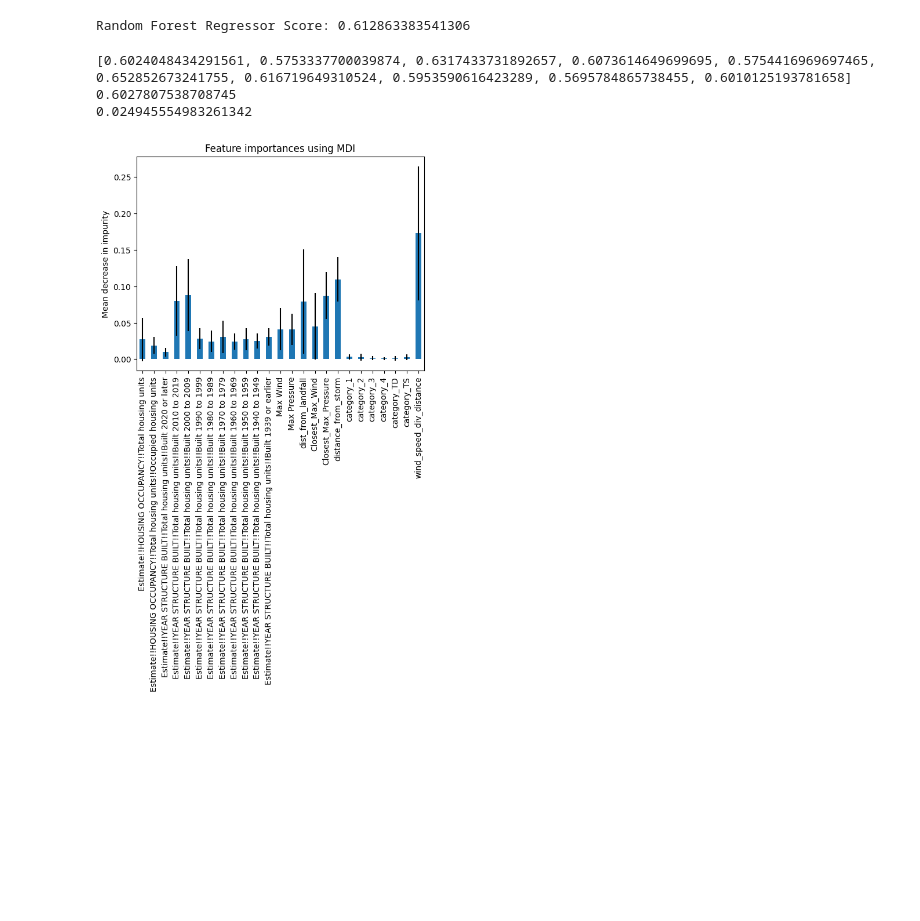
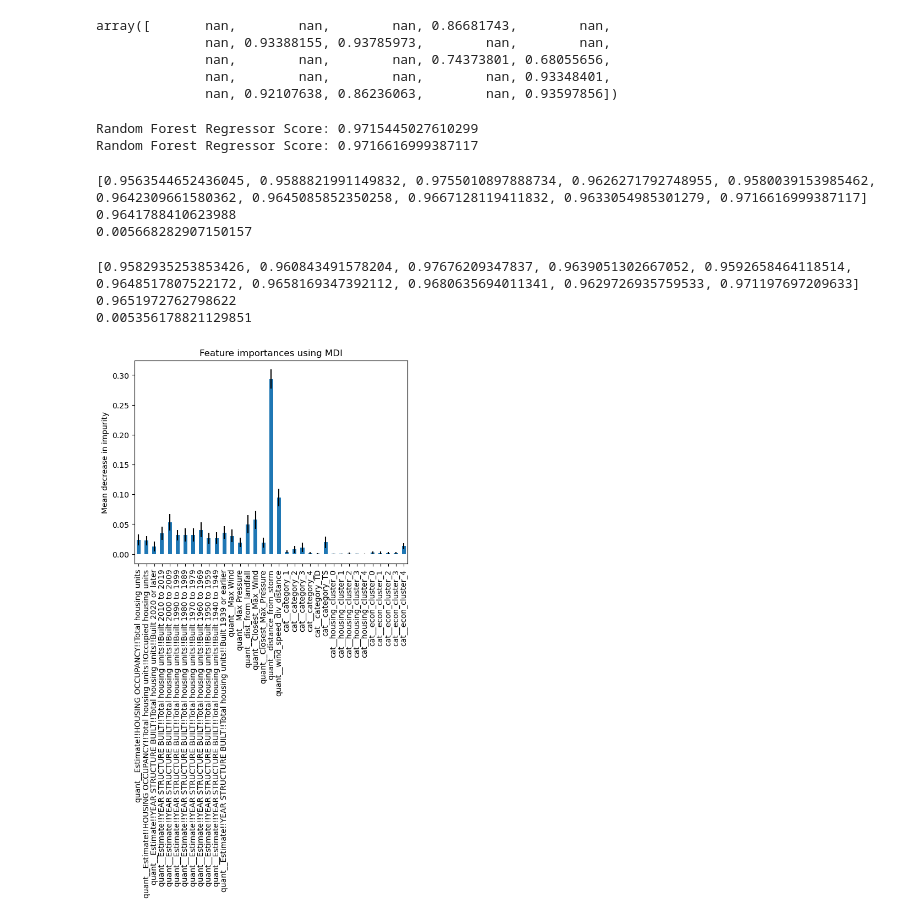
Before and after one commit to MADS696ss25group4/milestone2, a Jupyter notebook: Supervised_Models.ipynb, the cells around one changed output. Cells and saved outputs as stored; diff of their text form; code cells hidden in the pictures; blank space fills up the shorter version.

```diff
--- a/Supervised_Models.ipynb
+++ b/Supervised_Models.ipynb
@@ -433,10 +584,10 @@ Cross Validation Score: 0.596177756480186
 # print(f'Gradient Boosting Regressor Score: {gbr_score}')
 # %%
 param_dist = {
-    "max_depth": stats.randint(1, 20),
+    "max_depth": stats.randint(5, 30),
     "n_estimators": stats.randint(50, 150),
-    "max_features": stats.uniform(0, 1),
-    "criterion": ["squared_error", "absolute_error", "friedman_mse", "poisson"],
+    "max_features": stats.uniform(.5, 1),
+    # "criterion": ["squared_error", "absolute_error", "friedman_mse", "poisson"],
     # "min_samples_split": stats.uniform(0, 1),
     # "min_samples_leaf": stats.uniform(0, 1),
 }
@@ -448,7 +599,7 @@ clf = RandomForestRegressor(random_state=0)
 #     clf, param_distributions=param_dist, n_iter=n_iter_search, random_state=0
 # )
 
-n_iter_search = 20
+n_iter_search = 35
 random_search_rfr = RandomizedSearchCV(
     clf,
     param_distributions=param_dist,
@@ -457,9 +608,9 @@ random_search_rfr = RandomizedSearchCV(
     cv = 5,
     scoring='r2',
     return_train_score=True,
+    n_jobs=-1
 )
 
-# random_search_rfr.fit(X_train, y_train, groups=groups)
 random_search_rfr.fit(X_train, y_train,)
 
 
@@ -473,33 +641,77 @@ RandomForestRegressor(max_depth=16, max_features=0.7151893663724195,
+# %%
+training_scores = random_search_rfr.cv_results_
+training_scores['mean_test_score']
+# %% [output]
+array([       nan,        nan,        nan, 0.86681743,        nan,
+              nan, 0.93388155, 0.93785973,        nan,        nan,
+              nan,        nan,        nan, 0.74373801, 0.68055656,
+              nan,        nan,        nan,        nan, 0.93348401,
+              nan, 0.92107638, 0.86236063,        nan, 0.93597856])
 # %%
 rfr_preds = best_model_rfr.predict(X_test)
 rfr_score = best_model_rfr.score(X_test, y_test)
 print(f'Random Forest Regressor Score: {rfr_score}')
+
+rfr_preds = rf_clf.predict(X_test)
+rfr_score = rf_clf.score(X_test, y_test)
+print(f'Random Forest Regressor Score: {rfr_score}')
 # %% [output]
-Random Forest Regressor Score: 0.612863383541306
+Random Forest Regressor Score: 0.9715445027610299
+Random Forest Regressor Score: 0.9716616999387117
+# %%
+states = list(range(1,11))
+score_list = []
+for i in states:
+    X_train_, X_test_, y_train, y_test = train_test_split(X_,
+                                                        y,
+                                                        test_size=0.2,
+                                                        random_state=i,
+                                                        )
+
+    pipe.fit(X_train_)
+    X_train = pipe.transform(X_train_)
+    X_test = pipe.transform(X_test_)
+    rf_clf.fit(X_train, y_train)
+    score_list.append(rf_clf.score(X_test, y_test))
+print(score_list)
+print(np.mean(score_list))
+print(np.std(score_list))
+# %% [output]
+[0.9563544652436045, 0.9588821991149832, 0.9755010897888734, 0.9626271792748955, 0.9580039153985462, 0.9642309661580362, 0.9645085852350258, 0.9667128119411832, 0.9633054985301279, 0.9716616999387117]
+0.9641788410623988
+0.005668282907150157
 # %%
 states = list(range(1,11))
 score_list = []
 for i in states:
-    X_train, X_test, y_train, y_test = train_test_split(X_,y,test_size=0.2, random_state=i)
+    X_train_, X_test_, y_train, y_test = train_test_split(X_,
+                                                        y,
+                                                        test_size=0.2,
+                                                        random_state=i,
+                                                        )
+
+    pipe.fit(X_train_)
+    X_train = pipe.transform(X_train_)
+    X_test = pipe.transform(X_test_)
     best_model_rfr.fit(X_train, y_train)
     score_list.append(best_model_rfr.score(X_test, y_test))
 print(score_list)
 print(np.mean(score_list))
 print(np.std(score_list))
 # %% [output]
-[0.6024048434291561, 0.5753337700039874, 0.6317433731892657, 0.6073614649699695, 0.5754416969697465, 0.652852673241755, 0.616719649310524, 0.5953590616423289, 0.5695784865738455, 0.6010125193781658]
-0.6027807538708745
-0.024945554983261342
+[0.9582935253853426, 0.960843491578204, 0.97676209347837, 0.9639051302667052, 0.9592658464118514, 0.9648517807522172, 0.9658169347392112, 0.9680635694011341, 0.9629726935759533, 0.971197697209633]
+0.9651972762798622
+0.005356178821129851
 # %%
-importances = best_model_rfr.feature_importances_
-feature_names = [i for i in X_.columns]
-std = np.std([tree.feature_importances_ for tree in best_model_rfr.estimators_], axis=0)
+importances = rf_clf.feature_importances_
+feature_names = [i for i in X__.columns]
+std = np.std([tree.feature_importances_ for tree in rf_clf.estimators_], axis=0)
 forest_importances = pd.Series(importances, index=feature_names)
 fig, ax = plt.subplots()
 forest_importances.plot.bar(yerr=std, ax=ax)
 ax.set_title("Feature importances using MDI")
 ax.set_ylabel("Mean decrease in impurity")
 fig.tight_layout()
 # %% [output]
-[figure, old version]
+[figure, new version]
 # %%
```
Also changed, not shown: parts of 43 cells of this notebook.
